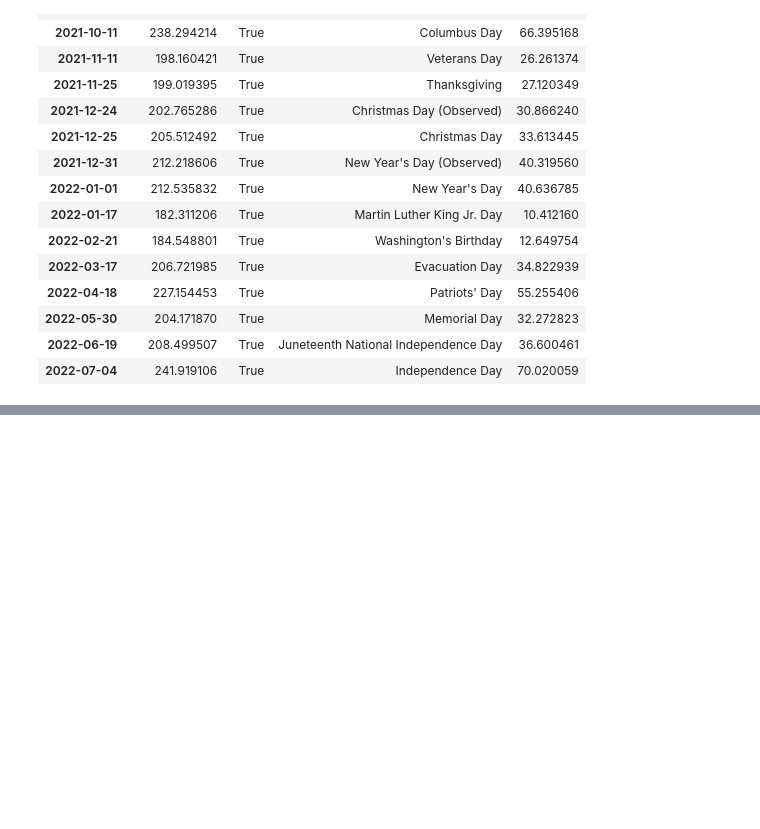
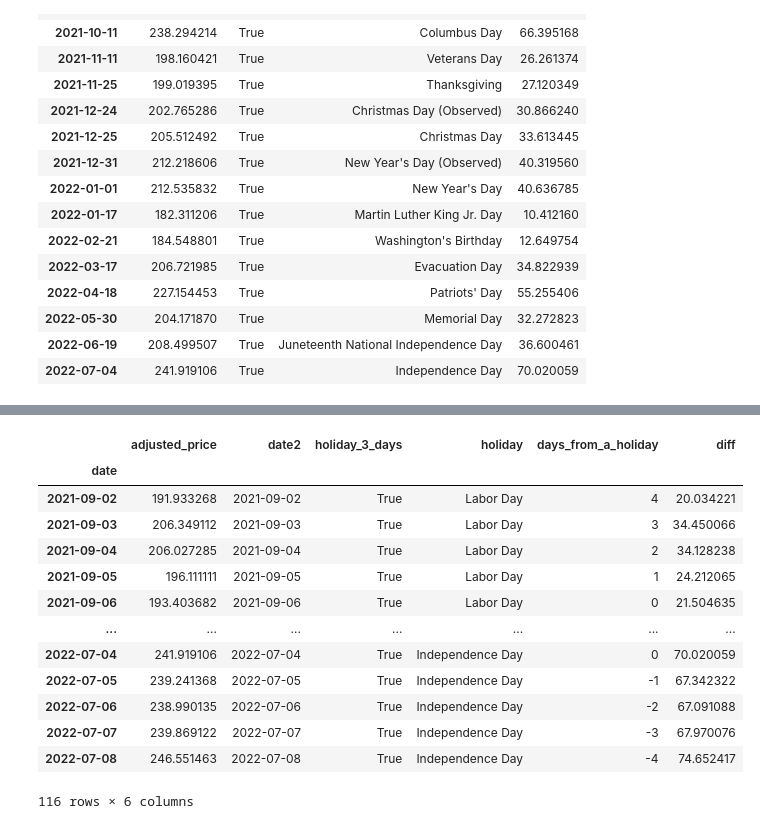
Before and after one commit to Fabrizio-Andrew/Vacation-Rental-Pricing-Estimator, a Jupyter notebook: experimentation/eda4calendar.ipynb, the cells around one changed output, grey strips where cells are left out. Drawn from its saved outputs; the diff is of its cells as text; code cells hidden in the pictures; blank space fills up the shorter version.

```diff
--- a/experimentation/eda4calendar.ipynb
+++ b/experimentation/eda4calendar.ipynb
@@ -368,0 +427,21 @@ df_calendar_avg_pd_result_true.to_csv("data/processed/massachusetts_holidays.csv
+# %%
+df_calendar_avg_pd_more_days
+# filter holiday_3_days = True
+df_calendar_avg_pd_more_days_holiday_3_days_true = df_calendar_avg_pd_more_days[df_calendar_avg_pd_more_days["holiday_3_days"] == True]
+# %%
+df_calendar_avg_pd_more_days_holiday_3_days_true
+# %% [output]
+|  | adjusted_price | date2 | holiday_3_days | holiday | days_from_a_holiday | diff |
+| date |  |  |  |  |  |  |
+| 2021-09-02 | 191.933268 | 2021-09-02 | True | Labor Day | 4 | 20.034221 |
+| 2021-09-03 | 206.349112 | 2021-09-03 | True | Labor Day | 3 | 34.450066 |
+| 2021-09-04 | 206.027285 | 2021-09-04 | True | Labor Day | 2 | 34.128238 |
+| 2021-09-05 | 196.111111 | 2021-09-05 | True | Labor Day | 1 | 24.212065 |
+| 2021-09-06 | 193.403682 | 2021-09-06 | True | Labor Day | 0 | 21.504635 |
+| ... | ... | ... | ... | ... | ... | ... |
+| 2022-07-04 | 241.919106 | 2022-07-04 | True | Independence Day | 0 | 70.020059 |
+| 2022-07-05 | 239.241368 | 2022-07-05 | True | Independence Day | -1 | 67.342322 |
+| 2022-07-06 | 238.990135 | 2022-07-06 | True | Independence Day | -2 | 67.091088 |
+| 2022-07-07 | 239.869122 | 2022-07-07 | True | Independence Day | -3 | 67.970076 |
+| 2022-07-08 | 246.551463 | 2022-07-08 | True | Independence Day | -4 | 74.652417 |
+116 rows × 6 columns
```
Also changed, not shown: parts of 6 cells of this notebook, 1 other file.
